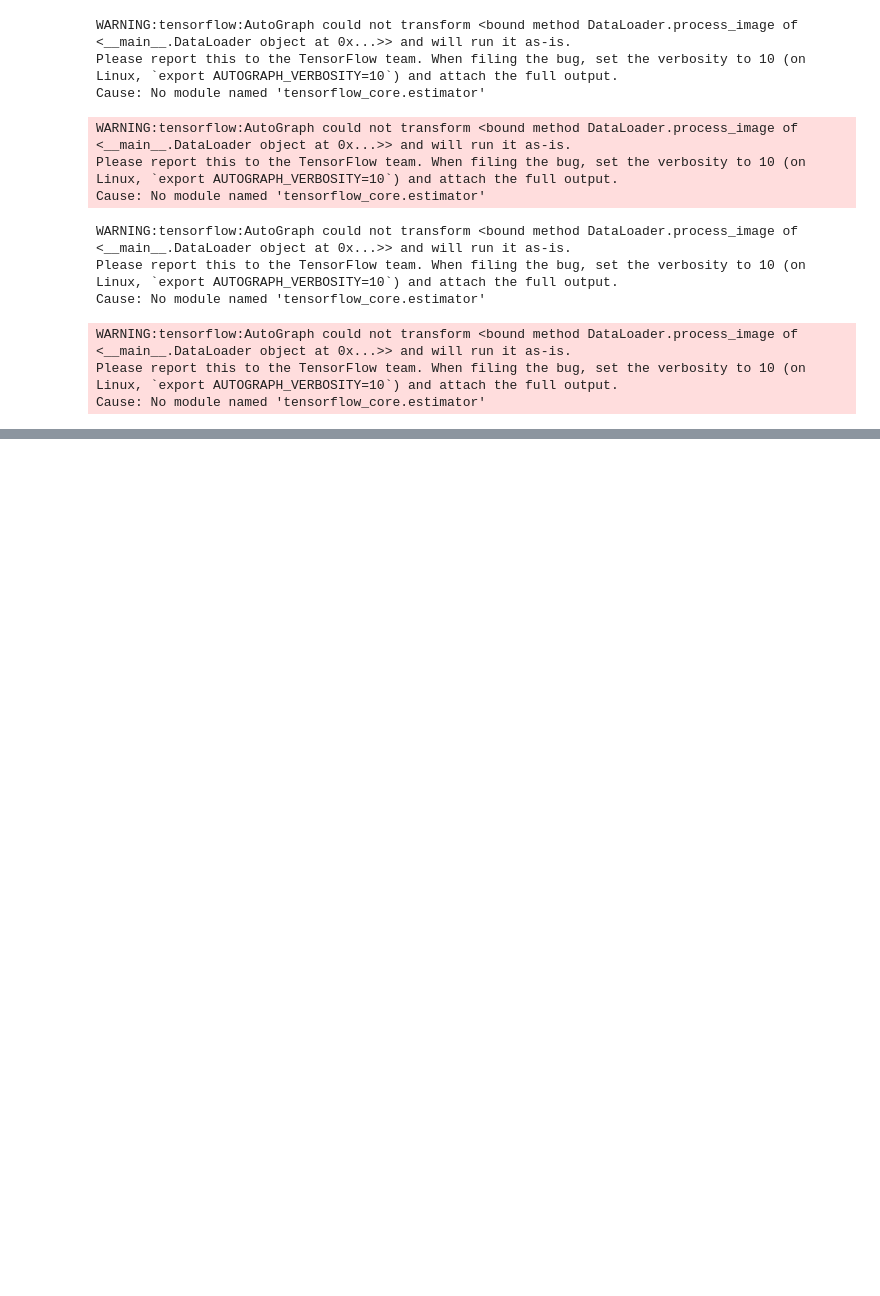
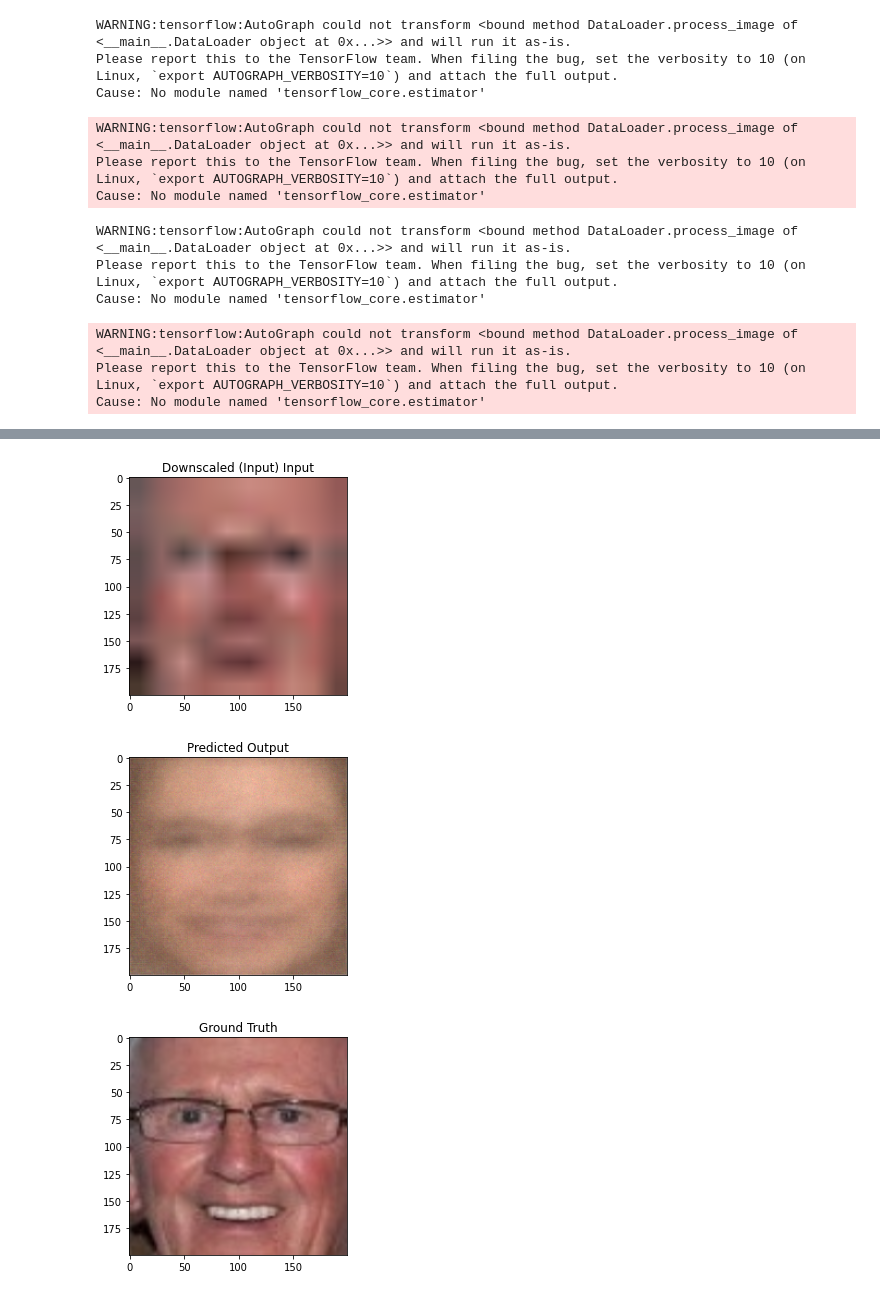
Before and after one commit to vermavinay982/autoencoder-super-resolution, a Jupyter notebook: AutoEnc-on-Kaggle-Gender-Data.ipynb, the cells around one changed output, grey strips where cells are left out. Drawn from its saved outputs; the diff is of its cells as text; code cells hidden in the pictures; blank space fills up the shorter version.

```diff
--- a/AutoEnc-on-Kaggle-Gender-Data.ipynb
+++ b/AutoEnc-on-Kaggle-Gender-Data.ipynb
@@ -316,3 +362,6 @@ Hint: If you want to see a list of allocated tensors when OOM happens, add repor
+# %%
+# building the model
+(encoder, decoder, autoencoder) = ConvAutoencoder.build(200, 200, 3)
 # %%
 # Matplotlib Plots (For Easy Rendering)
 
@@ -364,6 +415,3 @@ NameError: name 'history' is not defined
-# %%
-# building the model
-(encoder, decoder, autoencoder) = ConvAutoencoder.build(28, 28, 1)
 # %%
 opt = Adam(lr=1e-3)
 autoencoder.compile(loss='mse', optimizer=opt, metrics=['accuracy'])
@@ -372,0 +438,10 @@ autoencoder.compile(loss='mse', optimizer=opt, metrics=['accuracy'])
+# %%
+epochs=10
+history = autoencoder.fit(train_generator,
+                          validation_data=val_generator,
+                         steps_per_epoch=train_steps,
+                         validation_steps=val_steps,
+                         epochs=epochs,
+                         callbacks=[early_stop_cb,
+                                    model_ckpt_cb,
+                                    reduce_lr_cb])
@@ -372,0 +466,18 @@ autoencoder.compile(loss='mse', optimizer=opt, metrics=['accuracy'])
+# %%
+inputs, targets = next(iter(val_generator))
+preds = autoencoder.predict(inputs)
+# %%
+index = 2
+plt.imshow(inputs[index], cmap="gray")
+plt.title("Downscaled (Input) Input")
+plt.show()
+plt.imshow(preds[index] / tf.math.reduce_max(preds[index]), cmap="gray")
+plt.title("Predicted Output")
+plt.show()
+plt.imshow(targets[index], cmap="gray")
+plt.title("Ground Truth")
+plt.show()
+# %% [output]
+[figure, added]
+[figure, added]
+[figure, added]
```
Also changed, not shown: parts of 19 cells of this notebook.
